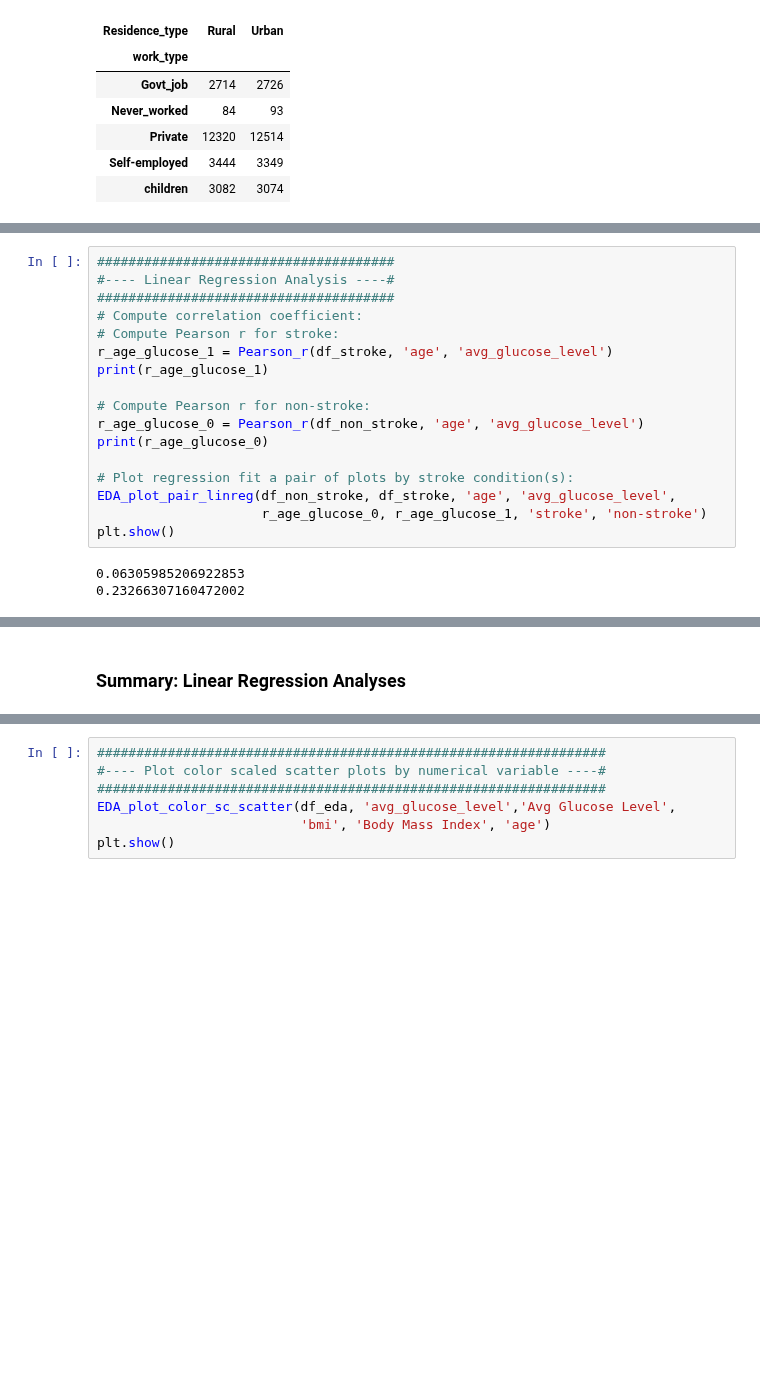
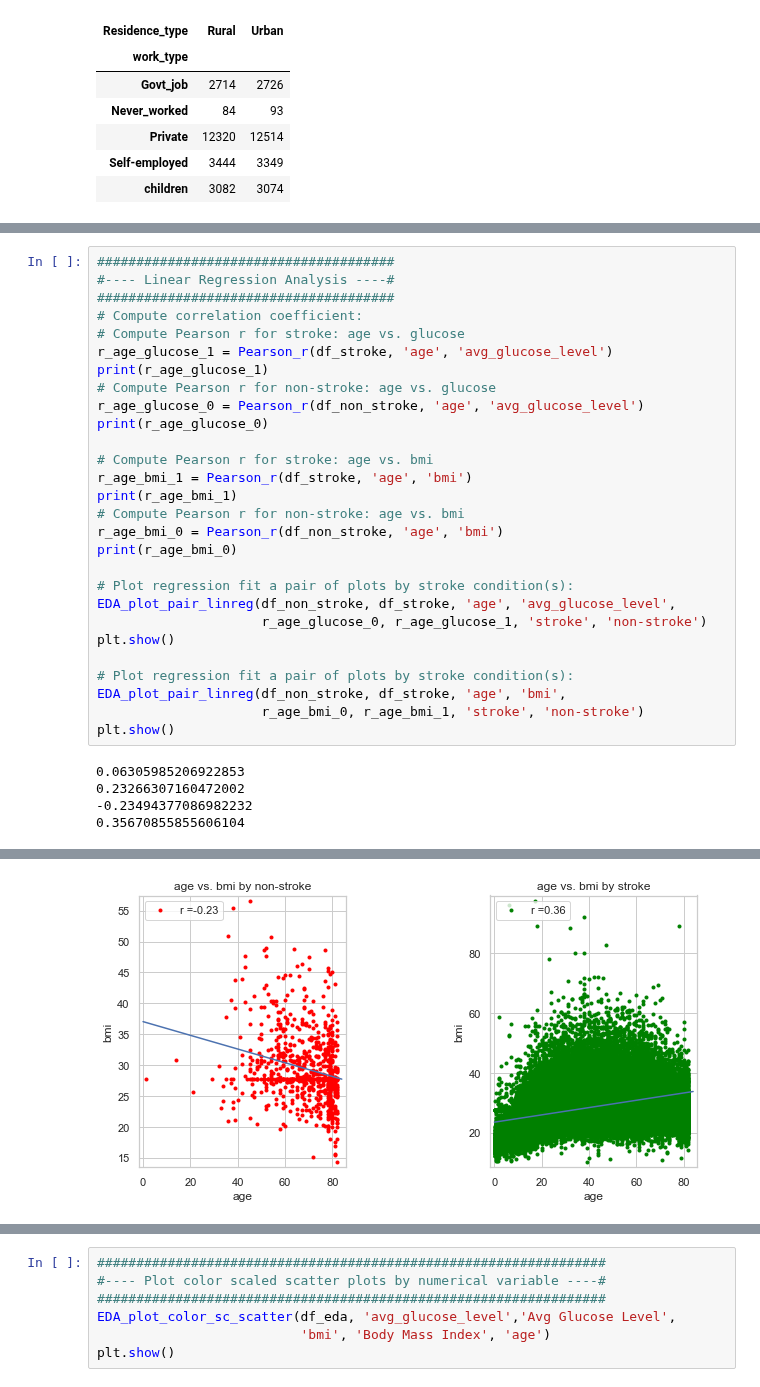
Before and after one commit to yoots88/portfolio, a Jupyter notebook: p1_stroke_risk/p1_stroke_risk_pred_eda.ipynb, the cells around one changed output, grey strips where cells are left out. Drawn from its saved outputs; the diff is of its cells as text; blank space fills up the shorter version.

```diff
--- a/p1_stroke_risk/p1_stroke_risk_pred_eda.ipynb
+++ b/p1_stroke_risk/p1_stroke_risk_pred_eda.ipynb
@@ -687,23 +703,35 @@ EDA_plot_crosstab(df_eda, 'work_type', 'Residence_type')
 # %%
 ######################################
 #---- Linear Regression Analysis ----#
 ######################################
 # Compute correlation coefficient:
-# Compute Pearson r for stroke:
+# Compute Pearson r for stroke: age vs. glucose
 r_age_glucose_1 = Pearson_r(df_stroke, 'age', 'avg_glucose_level')
 print(r_age_glucose_1)
-
-# Compute Pearson r for non-stroke:
+# Compute Pearson r for non-stroke: age vs. glucose
 r_age_glucose_0 = Pearson_r(df_non_stroke, 'age', 'avg_glucose_level')
 print(r_age_glucose_0)
+
+# Compute Pearson r for stroke: age vs. bmi
+r_age_bmi_1 = Pearson_r(df_stroke, 'age', 'bmi')
+print(r_age_bmi_1)
+# Compute Pearson r for non-stroke: age vs. bmi
+r_age_bmi_0 = Pearson_r(df_non_stroke, 'age', 'bmi')
+print(r_age_bmi_0)
 
 # Plot regression fit a pair of plots by stroke condition(s):
 EDA_plot_pair_linreg(df_non_stroke, df_stroke, 'age', 'avg_glucose_level',
                      r_age_glucose_0, r_age_glucose_1, 'stroke', 'non-stroke')
 plt.show()
+
+# Plot regression fit a pair of plots by stroke condition(s):
+EDA_plot_pair_linreg(df_non_stroke, df_stroke, 'age', 'bmi',
+                     r_age_bmi_0, r_age_bmi_1, 'stroke', 'non-stroke')
+plt.show()
 # %% [output]
 0.06305985206922853
 0.23266307160472002
+-0.23494377086982232
+0.35670855855606104
 [figure]
+[figure, added]
-# %% [markdown]
-### Summary: Linear Regression Analyses ###
```
Also changed, not shown: parts of 33 cells of this notebook, 1 other file.
